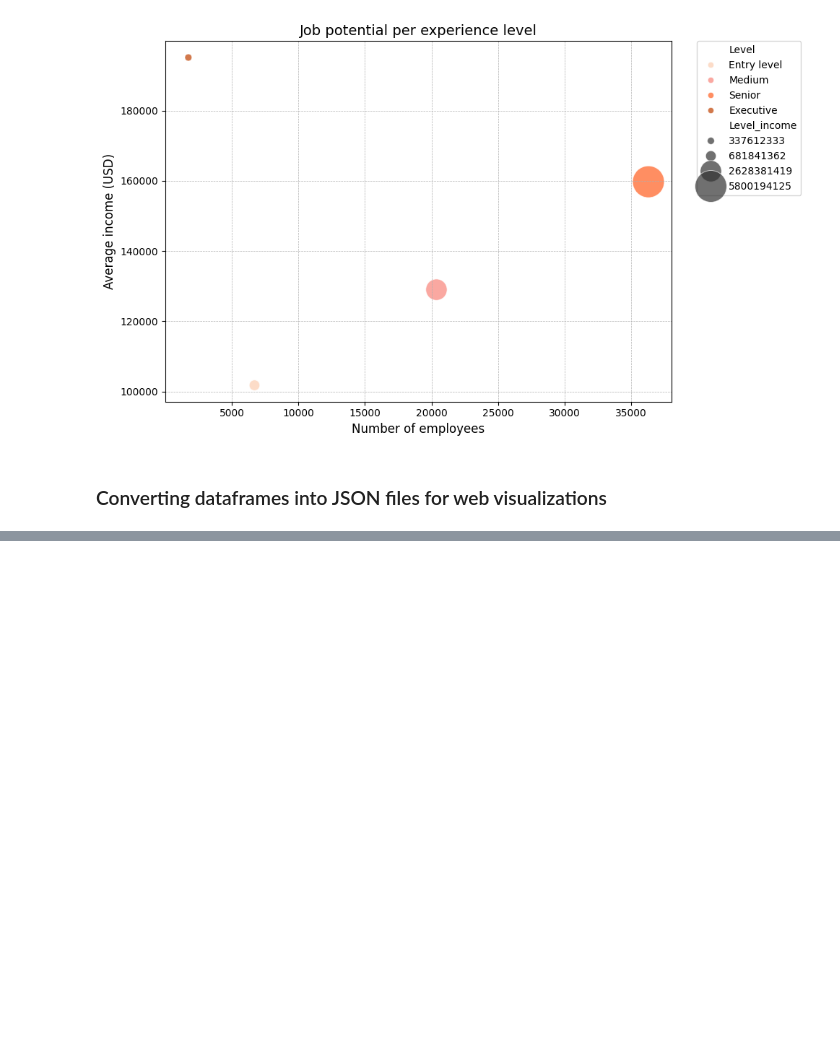
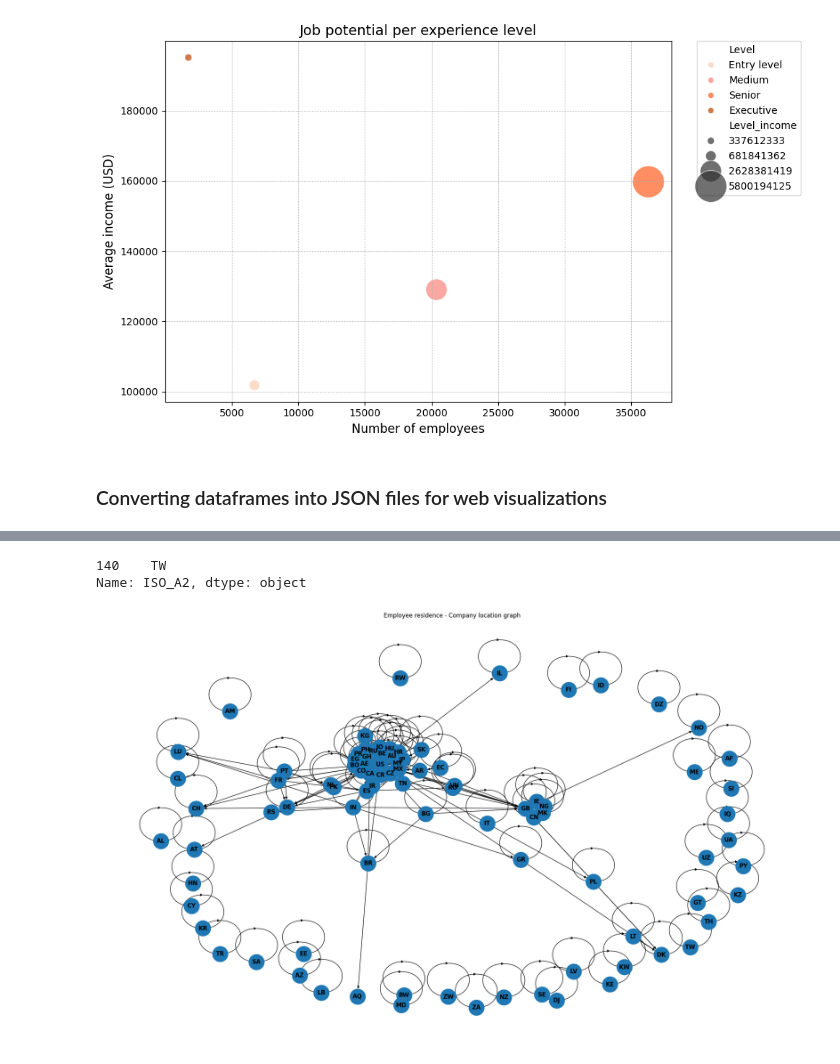
Before and after one commit to monroyminerodiego/visualization-tools-IX, a Jupyter notebook: ML/U2/ProjectU2/analysis_ariel.ipynb, the cells around one changed output, grey strips where cells are left out. Drawn from its saved outputs; the diff is of its cells as text; code cells hidden in the pictures; blank space fills up the shorter version.

Commit message:
Ariel's analysis notebook now includes a social newtork graph.

```diff
--- a/ML/U2/ProjectU2/analysis_ariel.ipynb
+++ b/ML/U2/ProjectU2/analysis_ariel.ipynb
@@ -450,0 +531,29 @@ employees_df.to_json('./data/employees_level.json', index=False)
+# %%
+temp_df = geo_df[geo_df['NAME'].isin(['Taiwan'])]
+temp_df['ISO_A2']
+# %% [output]
+140    TW
+Name: ISO_A2, dtype: object
+# %%
+base_df = base_df.replace({'employee_residence': {'HK': 'CN', 'AS': 'US', 'JE': 'GB', 'MT': 'GB', 'GU': 'US'}, 'company_location': {'HK': 'CN', 'AS': 'US', 'JE': 'GB', 'MT': 'GB', 'GU': 'US'}})
+base_df = base_df[base_df['employee_residence'] != 'SG']
+base_df = base_df[base_df['company_location'] != 'SG']
+base_df = base_df[base_df['employee_residence'] != 'SM']
+base_df = base_df[base_df['company_location'] != 'SM']
+# %%
+base_graph = nx.from_pandas_edgelist(base_df, source='employee_residence', target='company_location', edge_attr='salary_in_usd', create_using=nx.DiGraph())
+
+plt.figure(figsize=(20, 12))
+
+nx.draw(
+    G= base_graph,
+    pos= nx.spring_layout(base_graph, seed= 42),
+    with_labels= True,
+    node_size= 1000,
+    font_weight='bold'
+)
+
+plt.title('Employee residence - Company location graph')
+plt.show()
+# %% [output]
+[figure, added]
```
Also changed, not shown: parts of 18 cells of this notebook.
